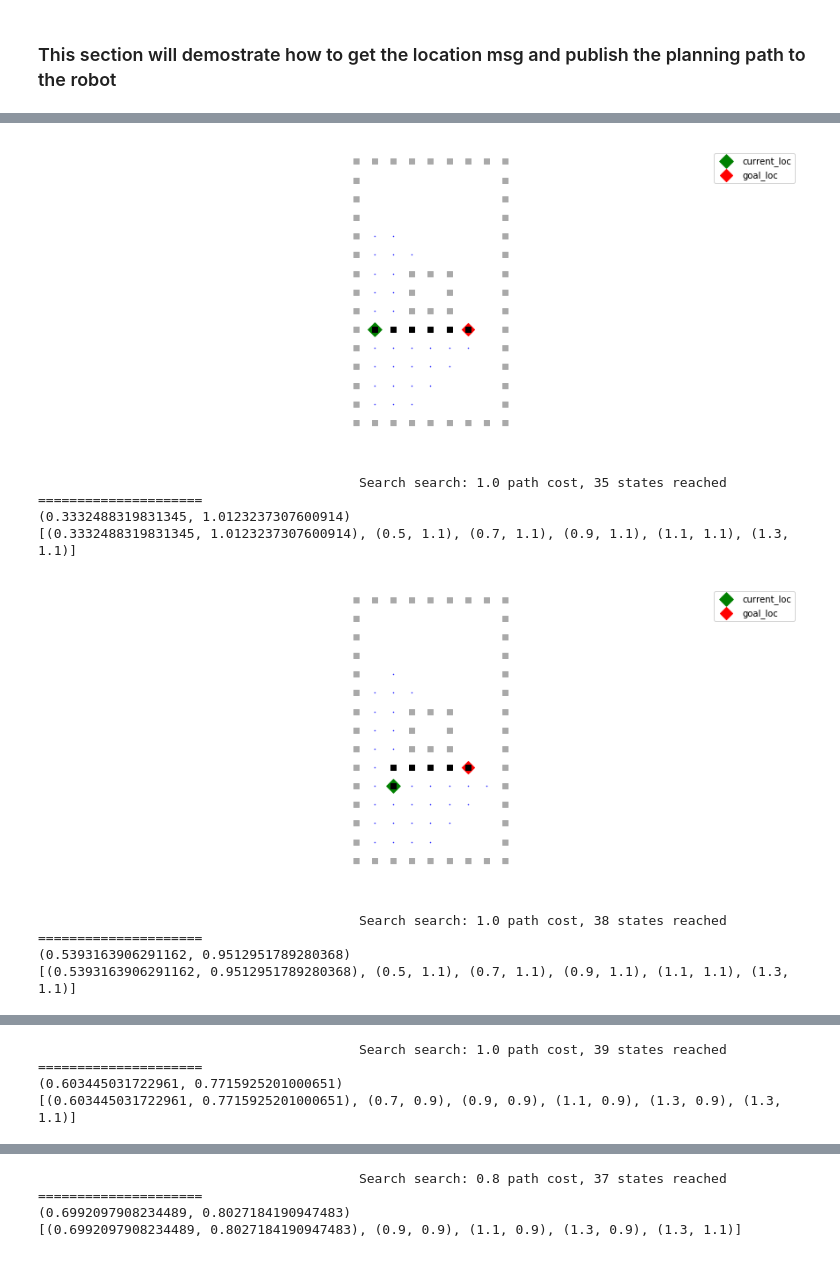
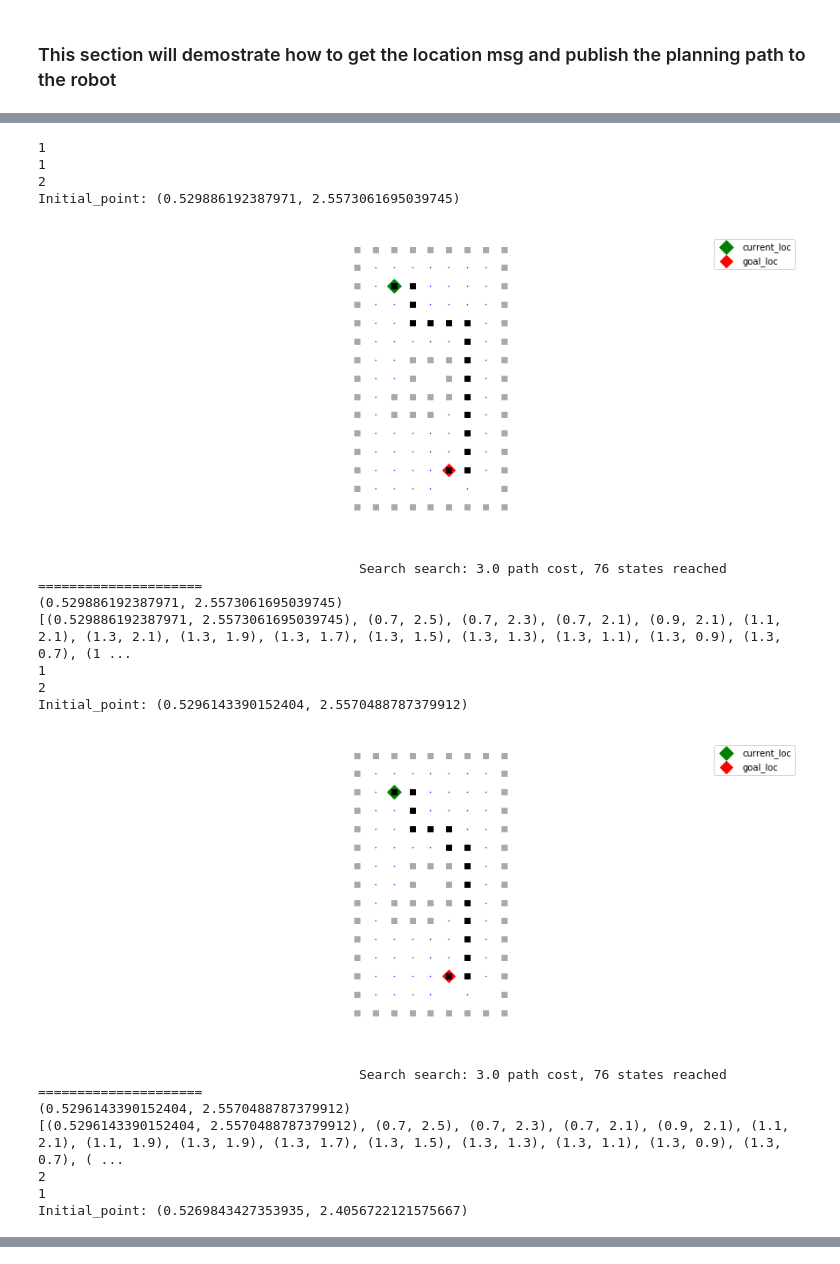
Before and after one commit to OpenPPAT/hcc-2019-lab3, a Jupyter notebook: topic1_astar_path_planning.ipynb, the cells around one changed output, grey strips where cells are left out. Cells and saved outputs as stored; diff of their text form; code cells hidden in the pictures.

Commit message:
add realtime change path

```diff
--- a/topic1_astar_path_planning.ipynb
+++ b/topic1_astar_path_planning.ipynb
@@ -233,7 +233,7 @@ def straight_line_distance(point1, point2):
     return abs(complex(*point1) - complex(*point2))
 
 
-def random_lines(X=range(15), Y=range(6), N=150, lengths=range(6, 12), dirs=((0, 1), (1, 0))):
+def random_lines(X=np.arange(0, 2, 0.1), Y=np.arange(0, 3, 0.1), N=10, lengths=np.arange(1, 3, 0.1), dirs=((0, 1), (1, 0))):
     """Yield the cells in N random lines of the given lengths."""
     for _ in range(N):
         x, y = random.choice(X), random.choice(Y)
@@ -255,16 +255,21 @@ def add_block(x, y, len_x, len_y):
     for obj_line in line(x+len_x, y, 0, 1, len_y):
         yield obj_line
 
-def fixed_map():
+def fixed_map(obs_list=None, obs_size=(0.25, 0.25)):
     for obj_line in add_block(x=0, y=0, len_x=1.6, len_y=2.8):
         yield obj_line
     for obj_line in add_block(x=0.7, y=1.3, len_x=0.3, len_y=0.3):
         yield obj_line
+    if obs_list != None:
+        for obs in obs_list:
+            for obj_line in add_block(x=obs[0]-obs_size[0]/2, y=obs[1]-obs_size[1]/2, \
+                                          len_x=obs_size[0], len_y=obs_size[1]):
+                yield obj_line
 # %%
 # Difference between real map and grid map
-gp1 = GridProblem(grid_size=0.2, obstacles=fixed_map())
+gp1 = GridProblem(grid_size=0.2, obstacles=random_lines())
+
 plt.figure(figsize=(8, 6))
-
 plt.subplot(121)
 plt.title('Real map')
 obs_list = transpose(list(gp1.obstacles))
@@ -372,10 +398,5 @@ path_pub = rospy.Publisher('/planning_path', Path, queue_size=10)
 # %%
-loc_msg = rospy.wait_for_message("/nctuece/absolute_from_relative_position/bot_global_poses_for_car", \
-                                     topic_type=Pose2DStamped,
-                                     timeout=5)
-initial_point = (loc_msg.x, loc_msg.y)
-print('Initial_point: {}'.format(initial_point))
-gp1 = GridProblem(initial=initial_point, goal=(0.2, 1.2), grid_size=0.2, obstacles=fixed_map())
+gp1 = GridProblem(initial=initial_point, goal=(1., 0.4), grid_size=0.2, obstacles=fixed_map(obs_list=obs_list))
 solution = astar_search(gp1)
 plot_grid_problem(gp1, solution, reached)
 # %% [output]
@@ -421,10 +448,22 @@ planning trajectory:
 # %%
 for i in range(50):
-    loc_msg = rospy.wait_for_message("/nctuece/absolute_from_relative_position/bot_global_poses_for_car", \
-                                     topic_type=Pose2DStamped,
-                                     timeout=5)
-    initial_point = (loc_msg.x, loc_msg.y)
-    gp = GridProblem(initial=initial_point, goal=(1.3, 1), grid_size=0.2, obstacles=fixed_map())
+
+    initial_point = (0, 0)
+    obs_list = [(0, 0), (0, 0)]
+    while initial_point == (0, 0) or obs_list[0] == (0, 0):
+        msg = rospy.wait_for_message("/nctuece/pose_optimization/bot_global_poses_optimized", \
+                                         topic_type=GlobalPoseArray, \
+                                         timeout=10)
+        print(len( msg.poses))
+        for pose in msg.poses:
+            if pose.bot_id == 432: obs_list[0] = pose.pose.x, pose.pose.y
+            if pose.bot_id == 433: obs_list[1] = pose.pose.x, pose.pose.y
+            if pose.bot_id == 426: # id=427--> mmbot14, id=426--> mmbot16
+                initial_point = (pose.pose.x, pose.pose.y)
+                break
+
+    print('Initial_point: {}'.format(initial_point))
+    gp = GridProblem(initial=initial_point, goal=(1, 0.4), grid_size=0.2, obstacles=fixed_map(obs_list=obs_list))
     solution = uniform_cost_search(gp)
     plot_grid_problem(gp, solution, reached)
 
@@ -436,40 +475,50 @@ for i in range(50):
     path = Path()
     path.header.frame_id = 'map'""
     path.header.stamp = rospy.Time.now()
     traj_list = [p for p in list(path_states(solution))]
 
     print('=====================')
     print(initial_point)
     print(traj_list)
 
     for i in range(len(traj_list)) :
         p = PoseStamped()
         p.header.frame_id = 'map'
         p.header.stamp = rospy.Time.now()
         p.pose.position.x = traj_list[i][0]
         p.pose.position.y = traj_list[i][1]
 
         if i is len(traj_list)-1:
             p.pose.orientation = path.poses[-1].pose.orientation
         else:
             head_angle = math.atan2(traj_list[i+1][1] - traj_list[i][1],
                                     traj_list[i+1][0] - traj_list[i][0])
 
         (p.pose.orientation.x, p.pose.orientation.y, p.pose.orientation.z, p.pose.orientation.w) = tf.transformations.quaternion_from_euler(0, 0, math.pi)
         path.poses = path.poses + [p]
 
     for i in range(5):
         path_pub.publish(path)
 
     rospy.sleep(duration=1)
 # %% [output]
+1
+1
+2
+Initial_point: (0.529886192387971, 2.5573061695039745)
-[figure, old version]
+[figure, new version]
-                                         Search search: 1.0 path cost, 35 states reached
-=====================
-(0.3332488319831345, 1.0123237307600914)
-[(0.3332488319831345, 1.0123237307600914), (0.5, 1.1), (0.7, 1.1), (0.9, 1.1), (1.1, 1.1), (1.3, 1.1)]
+                                         Search search: 3.0 path cost, 76 states reached
+=====================
+(0.529886192387971, 2.5573061695039745)
+[(0.529886192387971, 2.5573061695039745), (0.7, 2.5), (0.7, 2.3), (0.7, 2.1), (0.9, 2.1), (1.1, 2.1), (1.3, 2.1), (1.3, 1.9), (1.3, 1.7), (1.3, 1.5), (1.3, 1.3), (1.3, 1.1), (1.3, 0.9), (1.3, 0.7), (1 ...
+1
+2
+Initial_point: (0.5296143390152404, 2.5570488787379912)
-[figure, old version]
+[figure, new version]
-                                         Search search: 1.0 path cost, 38 states reached
-=====================
-(0.5393163906291162, 0.9512951789280368)
-[(0.5393163906291162, 0.9512951789280368), (0.5, 1.1), (0.7, 1.1), (0.9, 1.1), (1.1, 1.1), (1.3, 1.1)]
+                                         Search search: 3.0 path cost, 76 states reached
+=====================
+(0.5296143390152404, 2.5570488787379912)
+[(0.5296143390152404, 2.5570488787379912), (0.7, 2.5), (0.7, 2.3), (0.7, 2.1), (0.9, 2.1), (1.1, 2.1), (1.1, 1.9), (1.3, 1.9), (1.3, 1.7), (1.3, 1.5), (1.3, 1.3), (1.3, 1.1), (1.3, 0.9), (1.3, 0.7), ( ...
+2
+1
+Initial_point: (0.5269843427353935, 2.4056722121575667)
@@ -477,4 +525,0 @@ for i in range(50):
-                                         Search search: 1.0 path cost, 39 states reached
-=====================
-(0.603445031722961, 0.7715925201000651)
-[(0.603445031722961, 0.7715925201000651), (0.7, 0.9), (0.9, 0.9), (1.1, 0.9), (1.3, 0.9), (1.3, 1.1)]
@@ -482,4 +533,0 @@ for i in range(50):
-                                         Search search: 0.8 path cost, 37 states reached
-=====================
-(0.6992097908234489, 0.8027184190947483)
-[(0.6992097908234489, 0.8027184190947483), (0.9, 0.9), (1.1, 0.9), (1.3, 0.9), (1.3, 1.1)]
```
Also changed, not shown: parts of 16 cells of this notebook, 8 other files.
